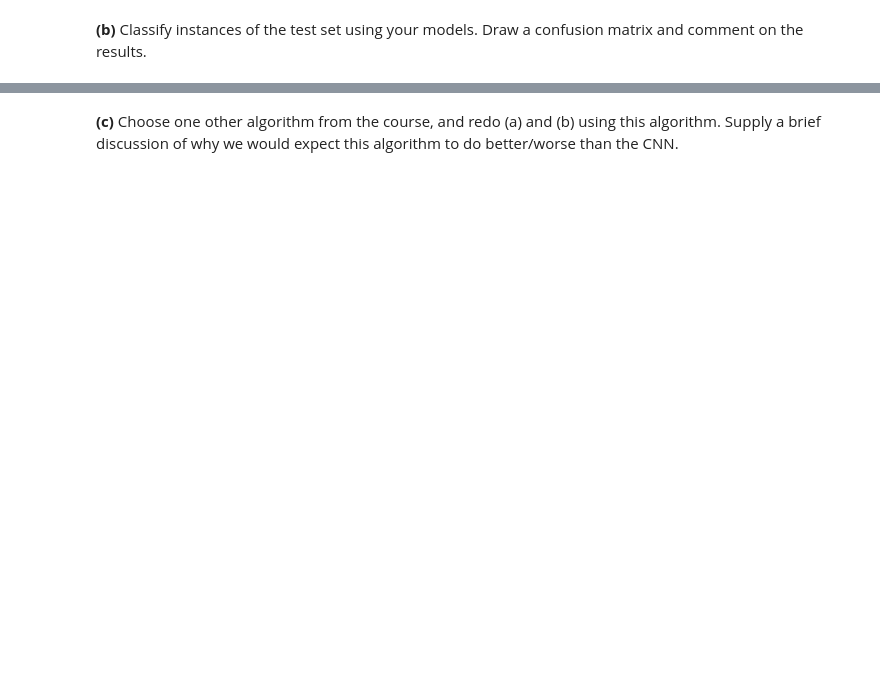
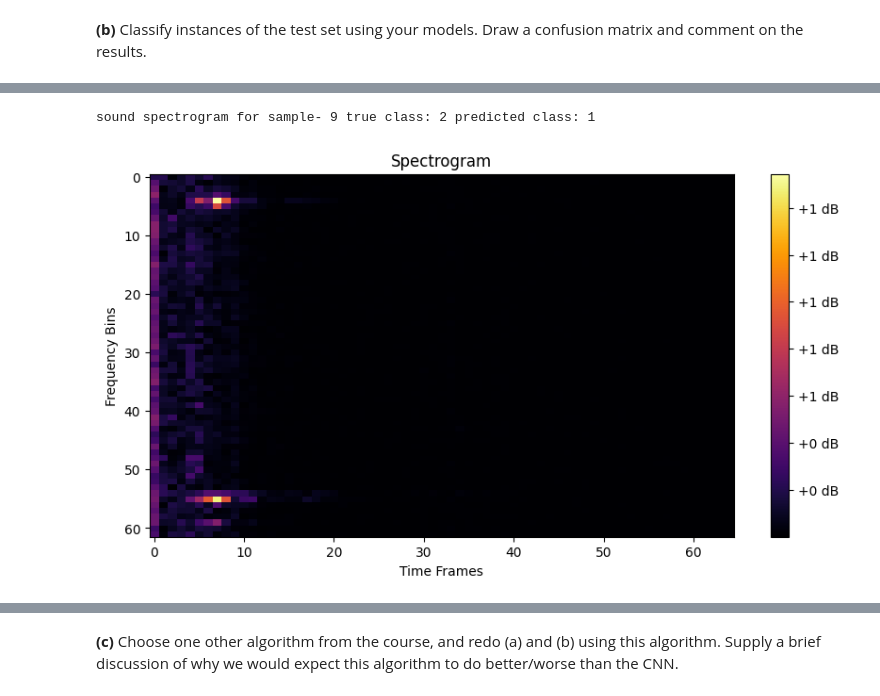
Before and after one commit to Mishanull/MAL, a Jupyter notebook: MAL-Assignments/Assignment-6/Neural networks II - Speech recognition.ipynb, the cells around one changed output, grey strips where cells are left out. Drawn from its saved outputs; the diff is of its cells as text; code cells hidden in the pictures; blank space fills up the shorter version.

```diff
--- a/MAL-Assignments/Assignment-6/Neural networks II - Speech recognition.ipynb
+++ b/MAL-Assignments/Assignment-6/Neural networks II - Speech recognition.ipynb
@@ -180,3 +177,19 @@ sns.heatmap(cm, annot=True)
+# %%
+#plot sound spectrogram for one of the misclassified samples
+for i in range(len(y_test)):
+    if y_test[i] != y_pred[i]:
+        print("sound spectrogram for sample-",i, "true class:", y_test[i], "predicted class:", y_pred[i])
+        plt.figure(figsize=(10, 5))
+        plt.imshow(x_test[i], aspect='auto', cmap='inferno')
+        plt.title('Spectrogram')
+        plt.xlabel('Time Frames')
+        plt.ylabel('Frequency Bins')
+        plt.colorbar(format='%+2.0f dB')
+        plt.show()
+        break
+# %% [output]
+sound spectrogram for sample- 9 true class: 2 predicted class: 1
+[figure, added]
 # %%
 #print prediction accuracy for each class
 from sklearn.metrics import classification_report
```
Also changed, not shown: parts of 7 cells of this notebook.
